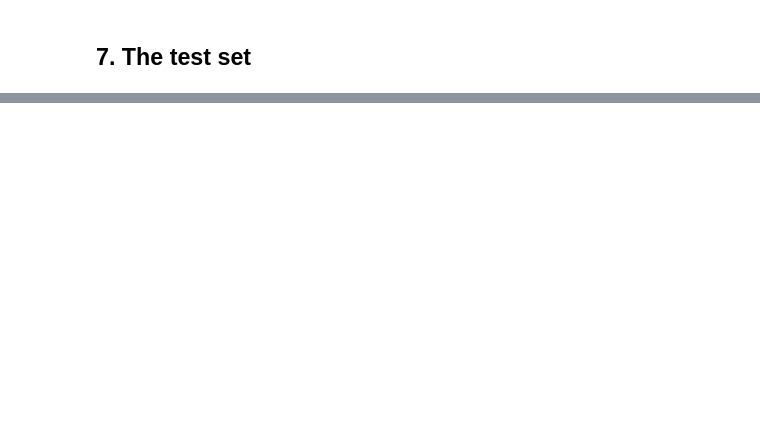
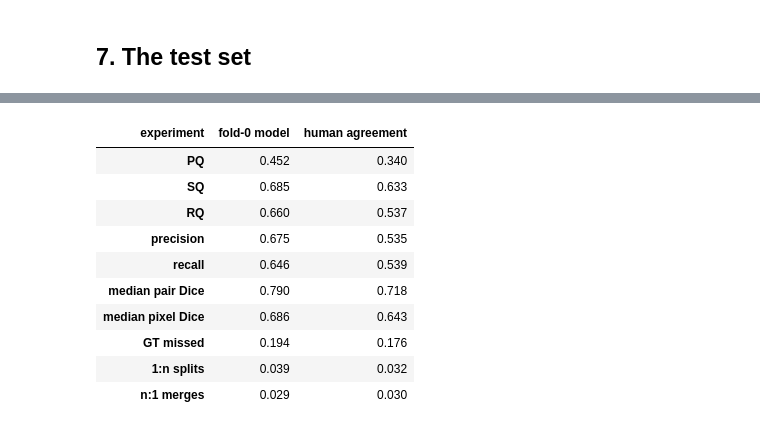
Before and after one commit to LucaT2/solar-filament-segmentation, a Jupyter notebook: notebooks/solar_filament_pipeline.ipynb, the cells around one changed output, grey strips where cells are left out. Cells and saved outputs as stored; diff of their text form; code cells hidden in the pictures; blank space fills up the shorter version.

```diff
--- a/notebooks/solar_filament_pipeline.ipynb
+++ b/notebooks/solar_filament_pipeline.ipynb
@@ -223,10 +275,23 @@ Out-of-fold on all 707 training images, each scored as it would be submitted, fr
 # %%
-summary = pd.read_csv(root / "notes/results/rubric_summary.csv").set_index("experiment")
-names = {"final_w40": "submitted", "det5f_tta": "Mask R-CNN alone", "human": "human agreement"}
+model = pd.read_csv(root / "notes/results/dino_fold0/summary.csv").set_index("experiment")
+human = pd.read_csv(root / "notes/results/rubric_summary.csv").set_index("experiment").loc[["human"]]
 columns = {"pq": "PQ", "sq": "SQ", "rq": "RQ", "precision": "precision", "recall": "recall",
            "overlap_median_dice": "median pair Dice", "pixel_dice_median": "median pixel Dice",
            "gt_missed": "GT missed", "gt_split_1ton": "1:n splits", "pred_merge_nto1": "n:1 merges"}
-summary.loc[list(names), list(columns)].rename(index=names, columns=columns).round(3).T
+table = pd.concat([model, human]).rename(index={"mrcnn_dino_f0_tta8": "fold-0 model", "human": "human agreement"})
+table[list(columns)].rename(columns=columns).round(3).T
+# %% [output]
+| experiment | fold-0 model | human agreement |
+| PQ | 0.452 | 0.340 |
+| SQ | 0.685 | 0.633 |
+| RQ | 0.660 | 0.537 |
+| precision | 0.675 | 0.535 |
+| recall | 0.646 | 0.539 |
+| median pair Dice | 0.790 | 0.718 |
+| median pixel Dice | 0.686 | 0.643 |
+| GT missed | 0.194 | 0.176 |
+| 1:n splits | 0.039 | 0.032 |
+| n:1 merges | 0.029 | 0.030 |
 # %%
 timing = pd.read_csv(root / "notes/results/inference_timing.csv")
 timing[["pipeline", "device", "total_s_per_image", "test_set_min", "peak_gpu_gib"]].round(2)
```
Also changed, not shown: parts of 27 cells of this notebook, 19 other files.
